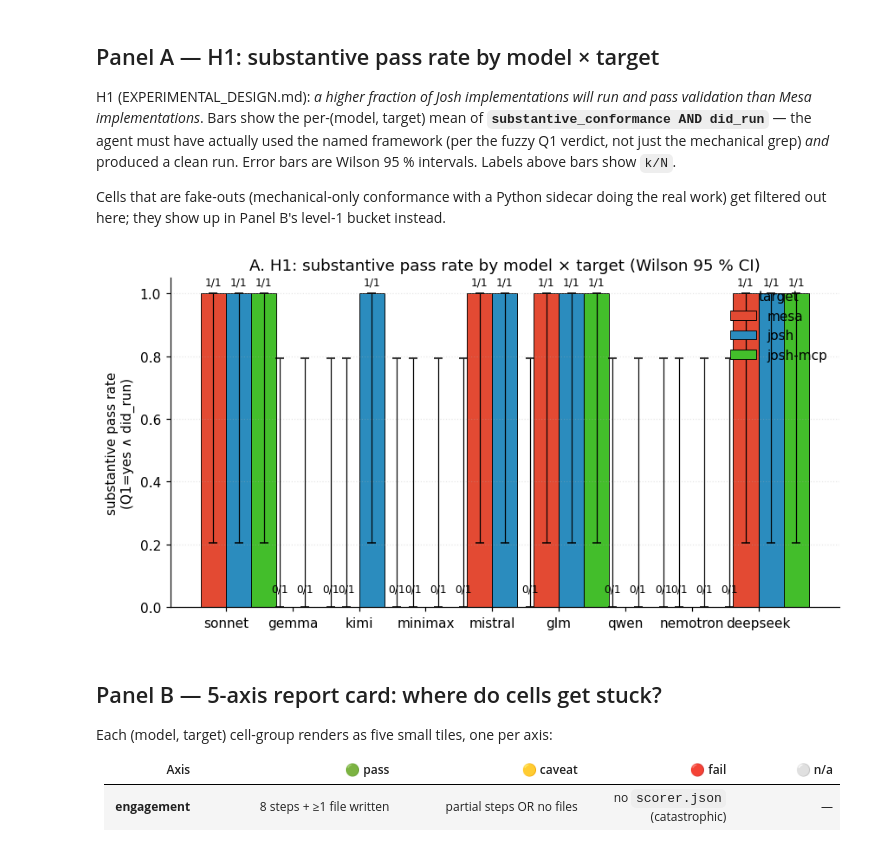
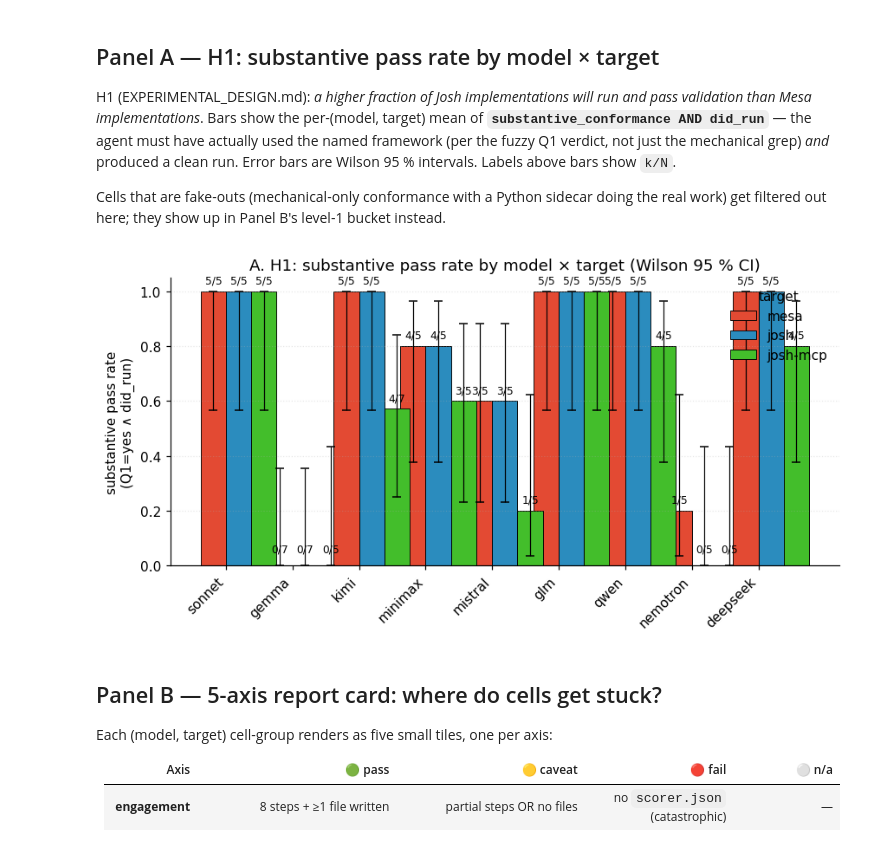
Before and after one commit to SchmidtDSE/josh-llm-experiment, a Jupyter notebook: analysis/headline.ipynb, the cells around one changed output. Drawn from its saved outputs; the diff is of its cells as text; code cells hidden in the pictures.

```diff
--- a/analysis/headline.ipynb
+++ b/analysis/headline.ipynb
@@ -63,7 +63,8 @@ AGGREGATED = Path('aggregated.csv')
 # None = include every batch in aggregated.csv. Control which batches
 # are included via aggregate.py's --pattern arg or explicit batch dirs
 # instead of pinning here — keeps the notebook agnostic to batch-tag names.
-BATCH_FILTER = ['panel-9x3-20260529']
+# BATCH_FILTER = ['panel-9x3-20260529']
+BATCH_FILTER = ['headline-rerep-202606020525', 'headline-stage1-20260601']
 # Headline panel as of 2026-05-21 (config/models.yaml). `claude` (opus)
 # is available for sensitivity runs but isn't part of the current panel.
 MODEL_ORDER  = ['sonnet', 'gemma', 'kimi', 'minimax', 'mistral', 'glm', 'qwen', 'nemotron', 'deepseek']
@@ -168,35 +169,35 @@ def panel_a(df_in: pd.DataFrame, ax: plt.Axes) -> None:
         means, lows, highs, labels = [], [], [], []
         for m in MODEL_ORDER:
             sub = df_in[(df_in.model == m) & (df_in.target == tgt)]
             k = int(sub['_substantive_pass'].sum()) if not sub.empty else 0
             n = len(sub)
             phat, lo, hi = wilson_ci(k, n)
             means.append(phat if not math.isnan(phat) else 0)
             lows.append(0 if math.isnan(phat) else phat - lo)
             highs.append(0 if math.isnan(phat) else hi - phat)
             labels.append(f'{k}/{n}' if n else '0/0')
         offset = (i - 0.5) * width
         bars = ax.bar(x + offset, means, width, label=tgt, color=TARGET_COLORS[tgt],
                       edgecolor='black', linewidth=0.6)
         ax.errorbar(x + offset, means, yerr=[lows, highs], fmt='none',
                     color='black', capsize=3, linewidth=0.8)
         for xi, lbl, m in zip(x + offset, labels, means):
             ax.text(xi, max(m + 0.02, 0.04), lbl, ha='center', va='bottom', fontsize=8)
     ax.set_xticks(x)
-    ax.set_xticklabels(MODEL_ORDER)
+    ax.set_xticklabels(MODEL_ORDER, rotation=45, ha='right')
     ax.set_ylabel('substantive pass rate\n(Q1=yes ∧ did_run)')
     ax.set_ylim(0, 1.05)
     ax.set_title('A. H1: substantive pass rate by model × target (Wilson 95 % CI)')
     ax.legend(title='target', loc='upper right', frameon=False)
     ax.grid(axis='y', alpha=0.3, linestyle=':')
 
 
 fig, ax = plt.subplots(figsize=(8, 4.2))
 panel_a(df, ax)
 fig.tight_layout()
 plt.show()
 # %% [output]
-[figure, old version]
+[figure, new version]
 # %% [markdown]
 ## Panel B — 5-axis report card: where do cells get stuck?
 
```
Also changed, not shown: parts of 10 cells of this notebook, 1 other file.
